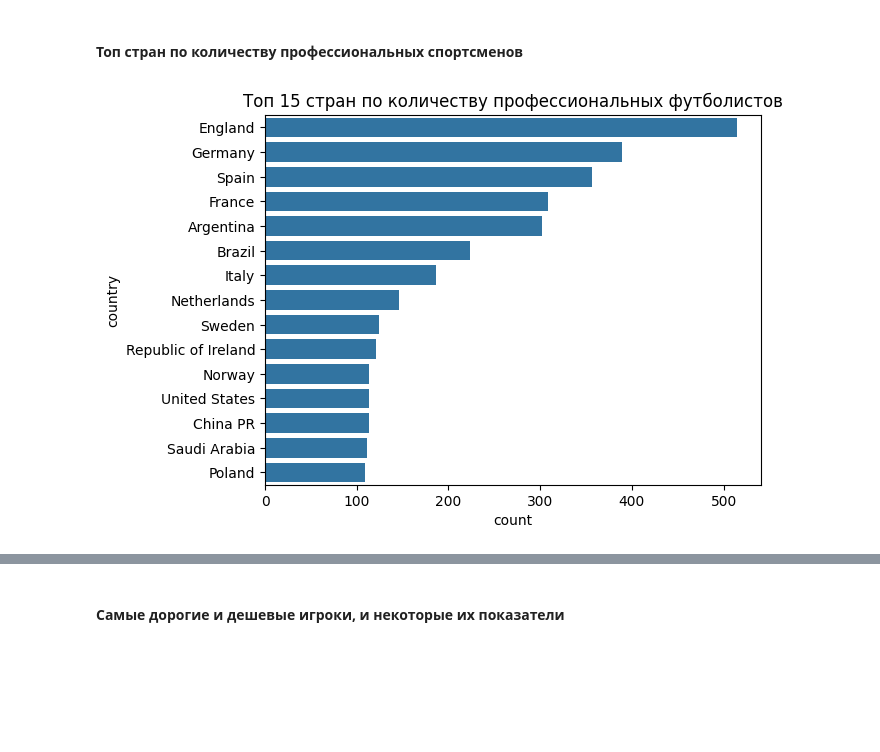
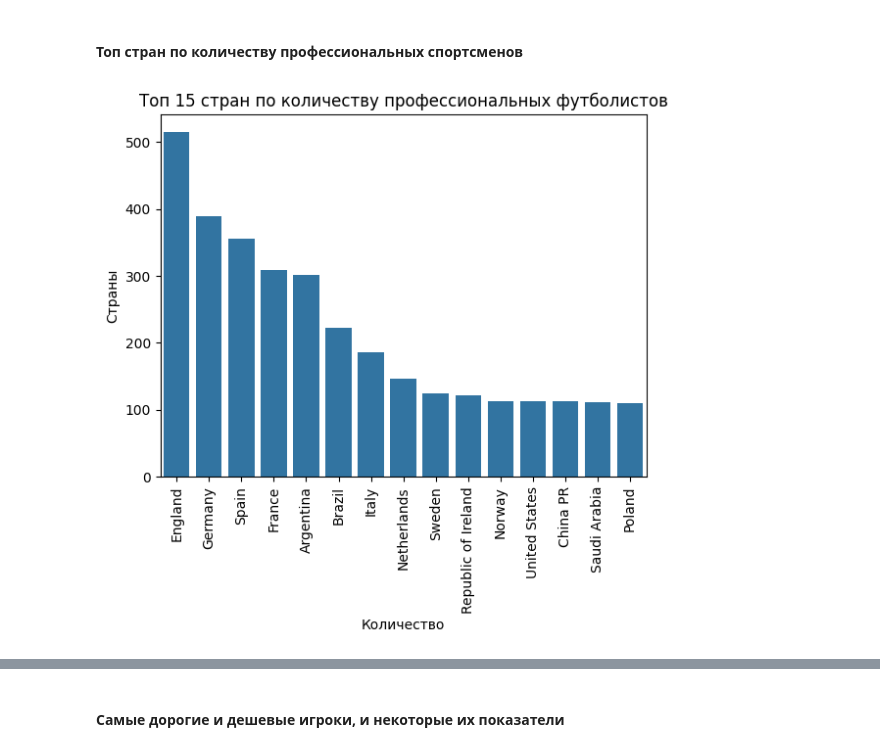
Before and after one commit to jsinkx/bigdata-player-stats-coursework, a Jupyter notebook: players_stats.ipynb, the cells around one changed output, grey strips where cells are left out. Drawn from its saved outputs; the diff is of its cells as text; code cells hidden in the pictures; blank space fills up the shorter version.

Commit message:
Added new analytics, extened old analytics with new charts and added xticks, ytics names and title for all

```diff
--- a/players_stats.ipynb
+++ b/players_stats.ipynb
@@ -293,8 +297,11 @@ TOP_RECORDS = 15 # Топ записей, которые будем отобра
 # %% [markdown]
 #### Топ стран по количеству профессиональных спортсменов
 # %%
-sns.barplot(df['country'].value_counts().nlargest(TOP_RECORDS).reset_index(), x='count', y='country')
+sns.barplot(df['country'].value_counts().nlargest(TOP_RECORDS).reset_index(), x='country', y='count')
 plt.title(f'Топ {TOP_RECORDS} стран по количеству профессиональных футболистов')
+plt.xlabel('Количество')
+plt.ylabel('Страны')
+plt.xticks(rotation=90)
 plt.show()
 # %% [output]
-[figure, old version]
+[figure, new version]
```
Also changed, not shown: parts of 26 cells of this notebook.
